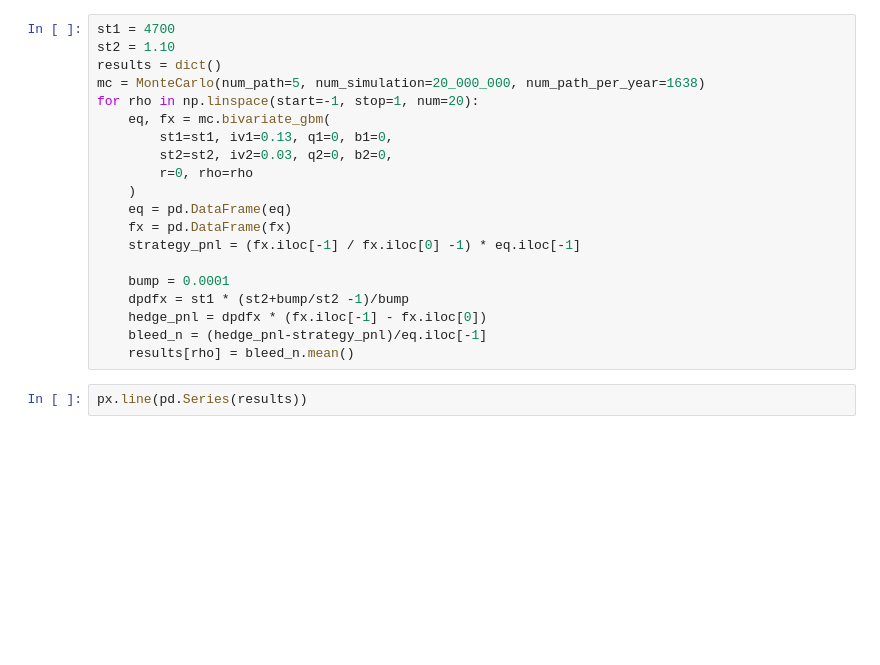
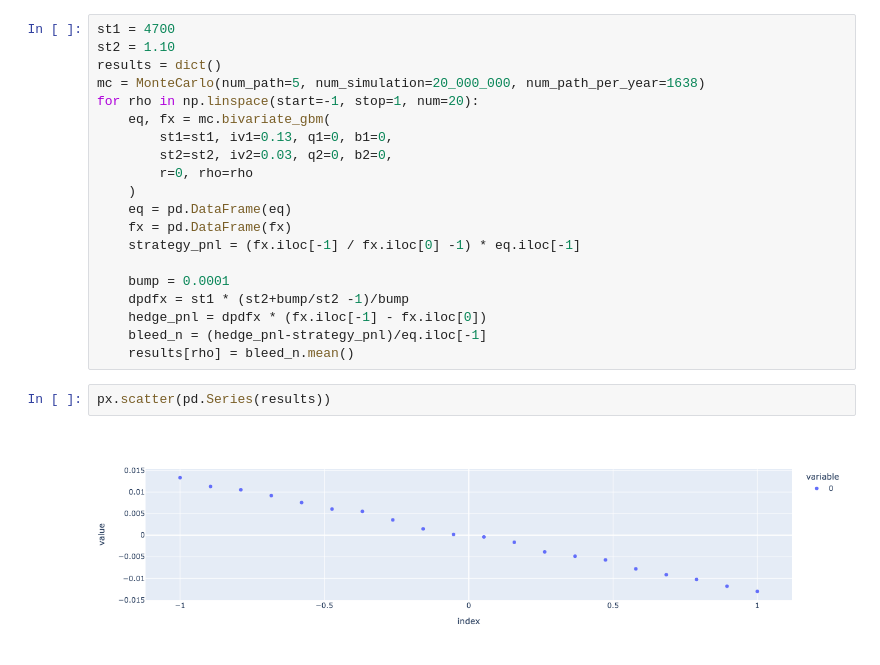
Before and after one commit to kevinlaventure/HumanLearning, a Jupyter notebook: Experiment/Draft.ipynb, the cells around one changed output. Saved outputs shown, nothing was run; the diff lists cells and outputs as text; blank space fills up the shorter version.

```diff
--- a/Experiment/Draft.ipynb
+++ b/Experiment/Draft.ipynb
@@ -24,4 +24,6 @@ for rho in np.linspace(start=-1, stop=1, num=20):
     bleed_n = (hedge_pnl-strategy_pnl)/eq.iloc[-1]
     results[rho] = bleed_n.mean()
 # %%
-px.line(pd.Series(results))
+px.scatter(pd.Series(results))
+# %% [output]
+[figure, added]
```
